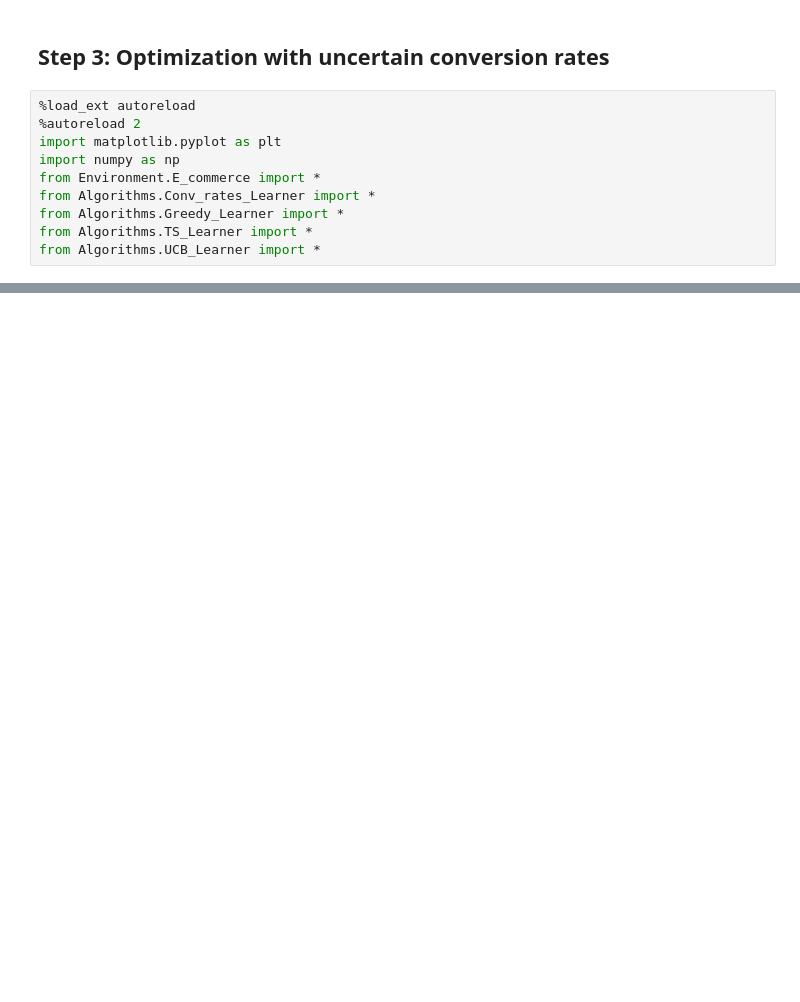
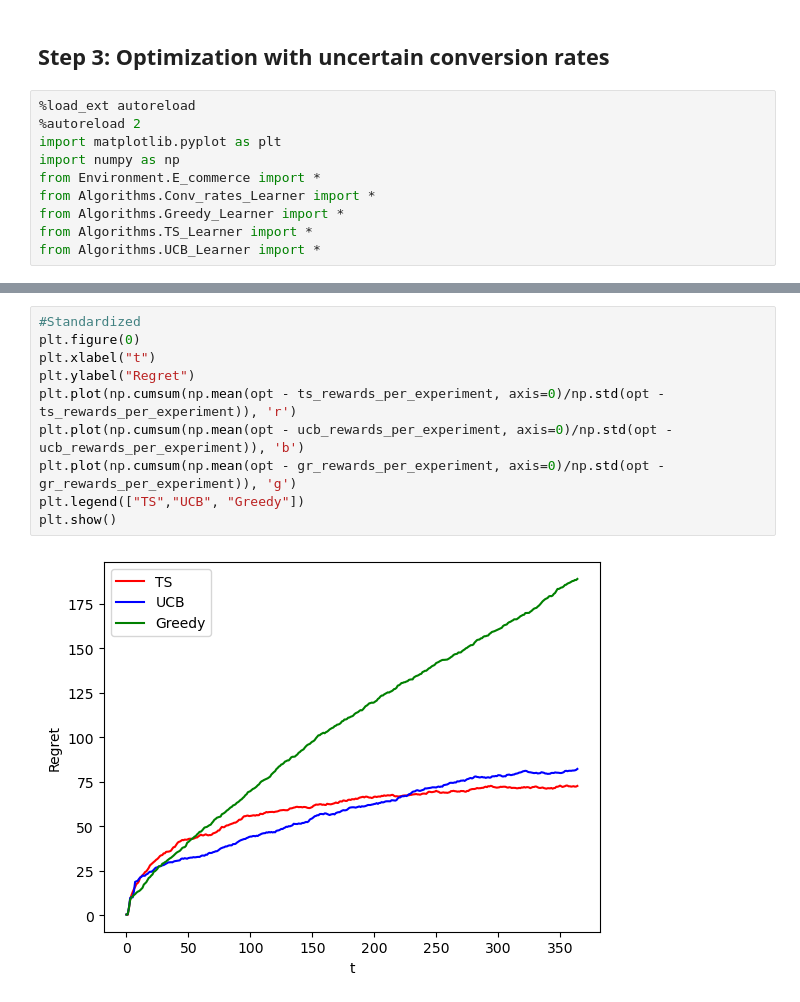
Before and after one commit to GiuliaMontani/Online-learning-application, a Jupyter notebook: Ola_project/Step3_comparison.ipynb, the cells around one changed output, grey strips where cells are left out. Cells and saved outputs as stored; diff of their text form; blank space fills up the shorter version.

```diff
--- a/Ola_project/Step3_comparison.ipynb
+++ b/Ola_project/Step3_comparison.ipynb
@@ -183,3 +189,15 @@ plt.show()
+# %%
+#Standardized
+plt.figure(0)
+plt.xlabel("t")
+plt.ylabel("Regret")
+plt.plot(np.cumsum(np.mean(opt - ts_rewards_per_experiment, axis=0)/np.std(opt - ts_rewards_per_experiment)), 'r')
+plt.plot(np.cumsum(np.mean(opt - ucb_rewards_per_experiment, axis=0)/np.std(opt - ucb_rewards_per_experiment)), 'b')
+plt.plot(np.cumsum(np.mean(opt - gr_rewards_per_experiment, axis=0)/np.std(opt - gr_rewards_per_experiment)), 'g')
+plt.legend(["TS","UCB", "Greedy"])
+plt.show()
+# %% [output]
+[figure, added]
 # %%
 print("_______________________________________________")
 print("TS Total collected reward")
```
Also changed, not shown: parts of 11 cells of this notebook, 10 other files.
